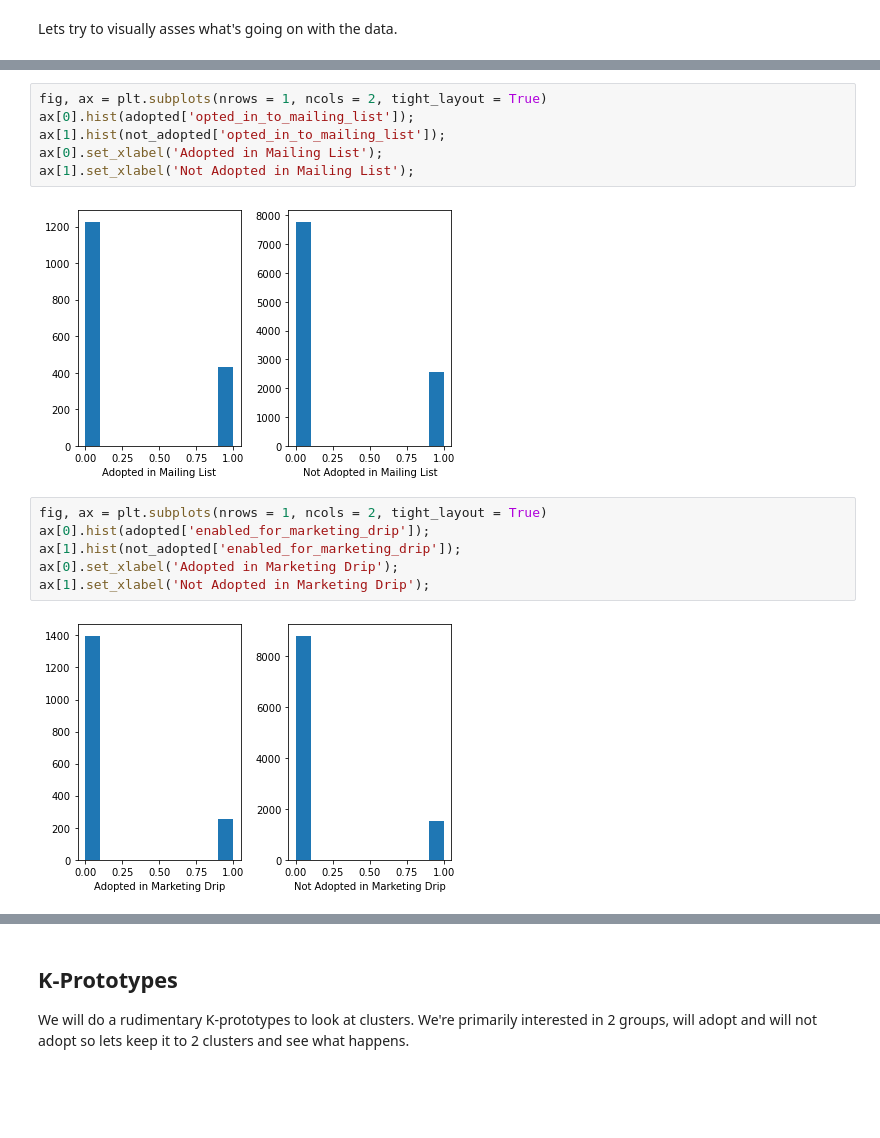
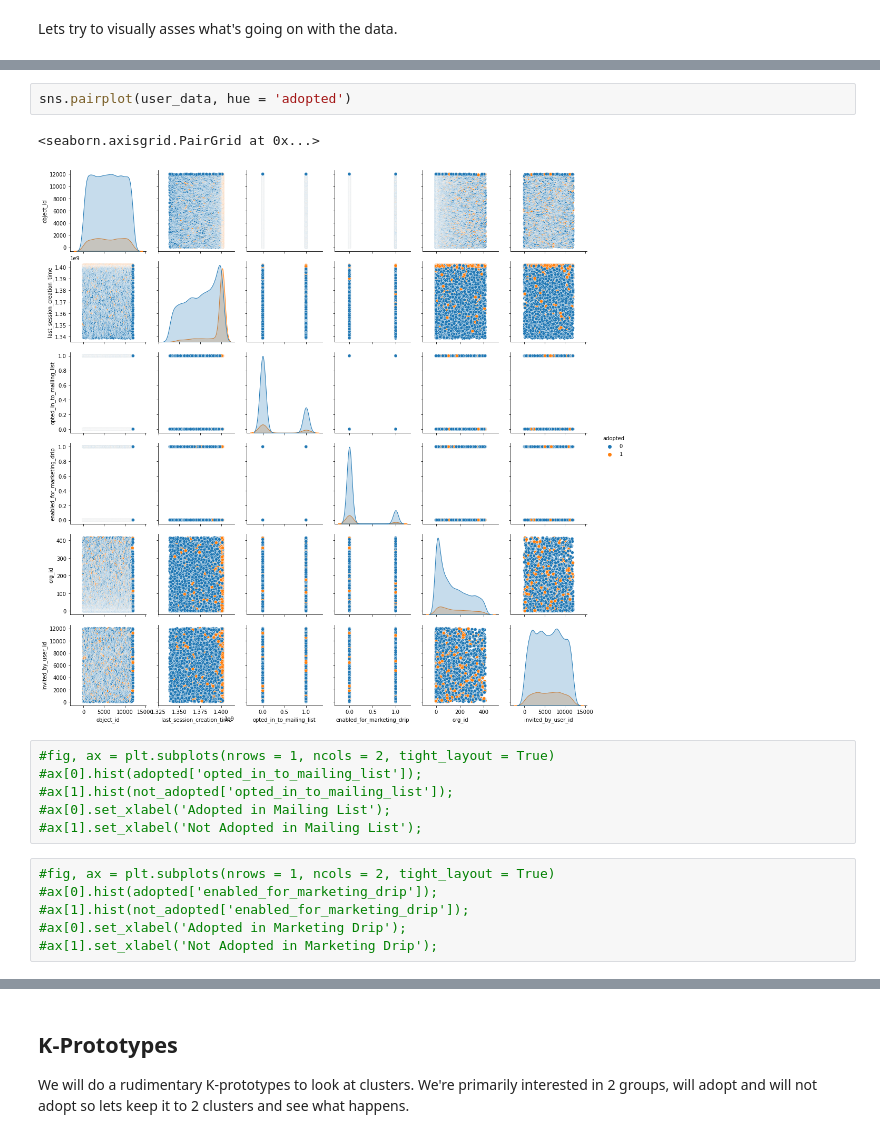
Before and after one commit to lutimoth/SpringboardMay2022, a Jupyter notebook: Data Science Pipeline/Relax_TakeHome_Challenges/Resting Inc Analysis.ipynb, the cells around one changed output, grey strips where cells are left out. Cells and saved outputs as stored; diff of their text form; blank space fills up the shorter version.

```diff
--- a/Data Science Pipeline/Relax_TakeHome_Challenges/Resting Inc Analysis.ipynb
+++ b/Data Science Pipeline/Relax_TakeHome_Challenges/Resting Inc Analysis.ipynb
@@ -116,17 +117,18 @@ Lets try to visually asses what's going on with the data.
+# %%
+sns.pairplot(user_data, hue = 'adopted')
+# %% [output]
+<seaborn.axisgrid.PairGrid at 0x...>
+[figure, added]
 # %%
-fig, ax = plt.subplots(nrows = 1, ncols = 2, tight_layout = True)
-ax[0].hist(adopted['opted_in_to_mailing_list']);
-ax[1].hist(not_adopted['opted_in_to_mailing_list']);
-ax[0].set_xlabel('Adopted in Mailing List');
-ax[1].set_xlabel('Not Adopted in Mailing List');
+#fig, ax = plt.subplots(nrows = 1, ncols = 2, tight_layout = True)
+#ax[0].hist(adopted['opted_in_to_mailing_list']);
+#ax[1].hist(not_adopted['opted_in_to_mailing_list']);
+#ax[0].set_xlabel('Adopted in Mailing List');
+#ax[1].set_xlabel('Not Adopted in Mailing List');
-# %% [output]
-[figure, removed]
 # %%
-fig, ax = plt.subplots(nrows = 1, ncols = 2, tight_layout = True)
-ax[0].hist(adopted['enabled_for_marketing_drip']);
-ax[1].hist(not_adopted['enabled_for_marketing_drip']);
-ax[0].set_xlabel('Adopted in Marketing Drip');
-ax[1].set_xlabel('Not Adopted in Marketing Drip');
+#fig, ax = plt.subplots(nrows = 1, ncols = 2, tight_layout = True)
+#ax[0].hist(adopted['enabled_for_marketing_drip']);
+#ax[1].hist(not_adopted['enabled_for_marketing_drip']);
+#ax[0].set_xlabel('Adopted in Marketing Drip');
+#ax[1].set_xlabel('Not Adopted in Marketing Drip');
-# %% [output]
-[figure, removed]
 # %%
```
Also changed, not shown: parts of 48 cells of this notebook.
